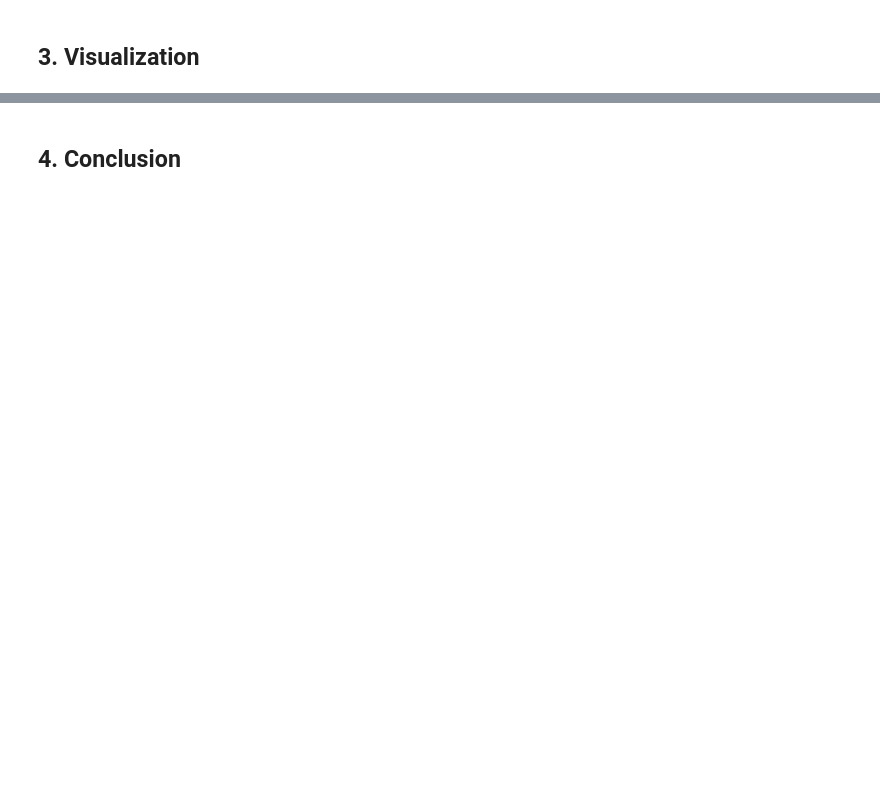
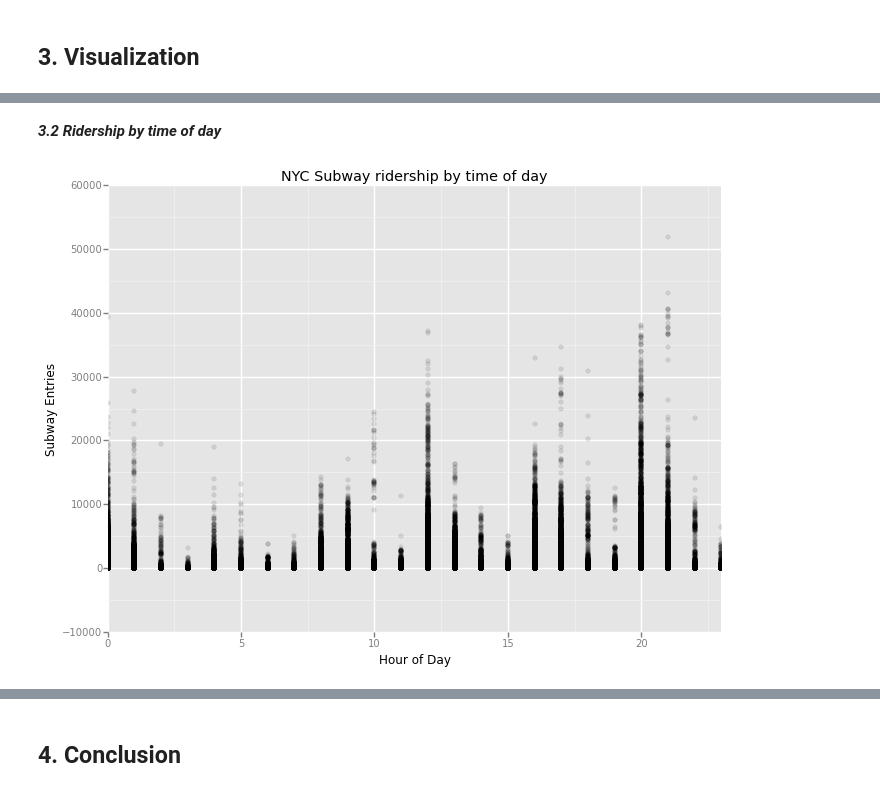
Before and after one commit to lyvinhhung/Udacity-Data-Analyst-Nanodegree, a Jupyter notebook: p2/P2 - Analyzing the NYC Subway Dataset.ipynb, the cells around one changed output, grey strips where cells are left out. Drawn from its saved outputs; the diff is of its cells as text; code cells hidden in the pictures; blank space fills up the shorter version.

```diff
--- a/p2/P2 - Analyzing the NYC Subway Dataset.ipynb
+++ b/p2/P2 - Analyzing the NYC Subway Dataset.ipynb
@@ -39,0 +82,7 @@ Ridership by day-of-week___
+# %% [markdown]
+___3.2 Ridership by time of day___
+# %%
+from IPython.display import Image
+Image(filename='/Users/tommyly/Documents/Udacity/time_of_day.png')
+# %% [output]
+[figure, added]
```
Also changed, not shown: parts of 31 cells of this notebook, 6 other files.
